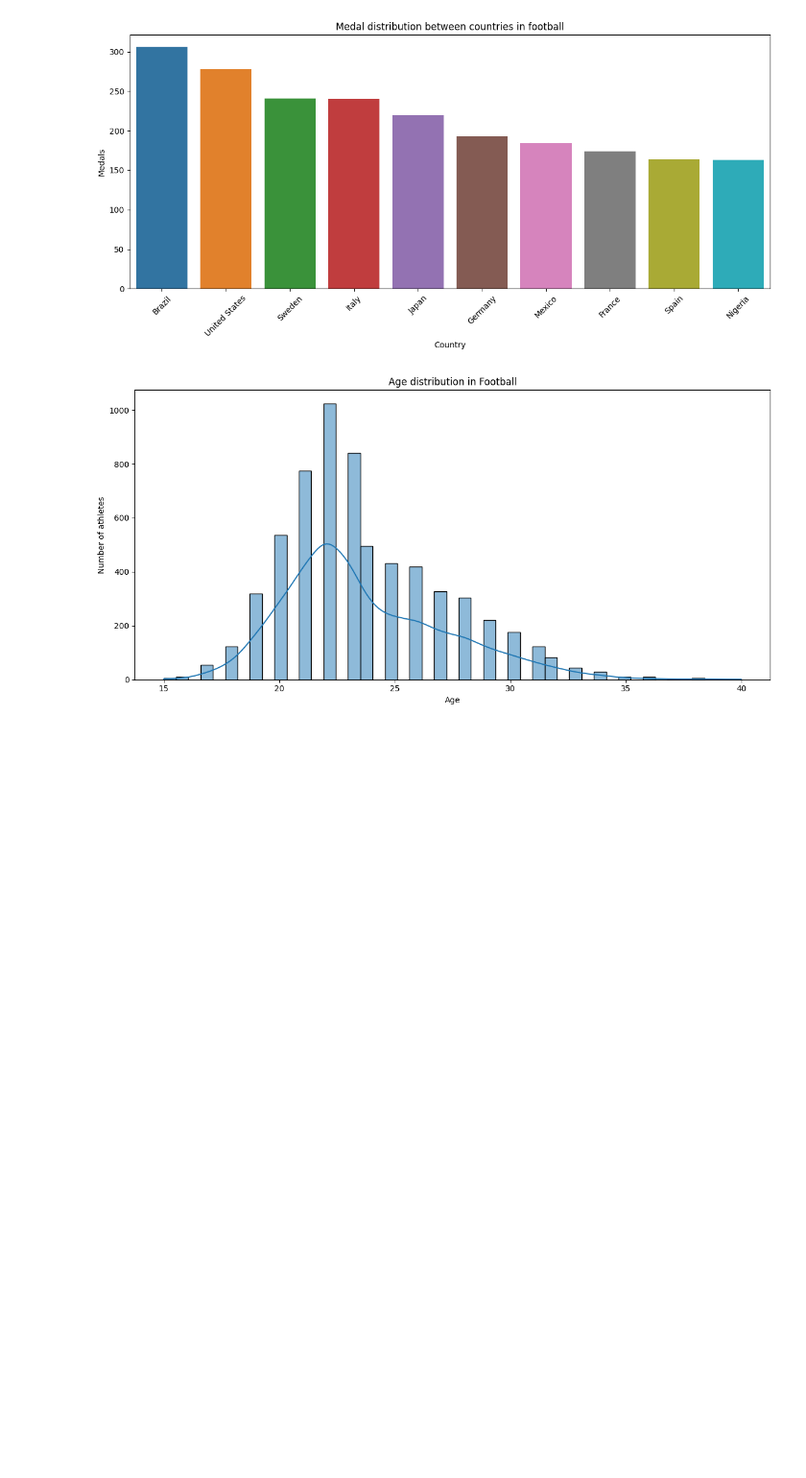
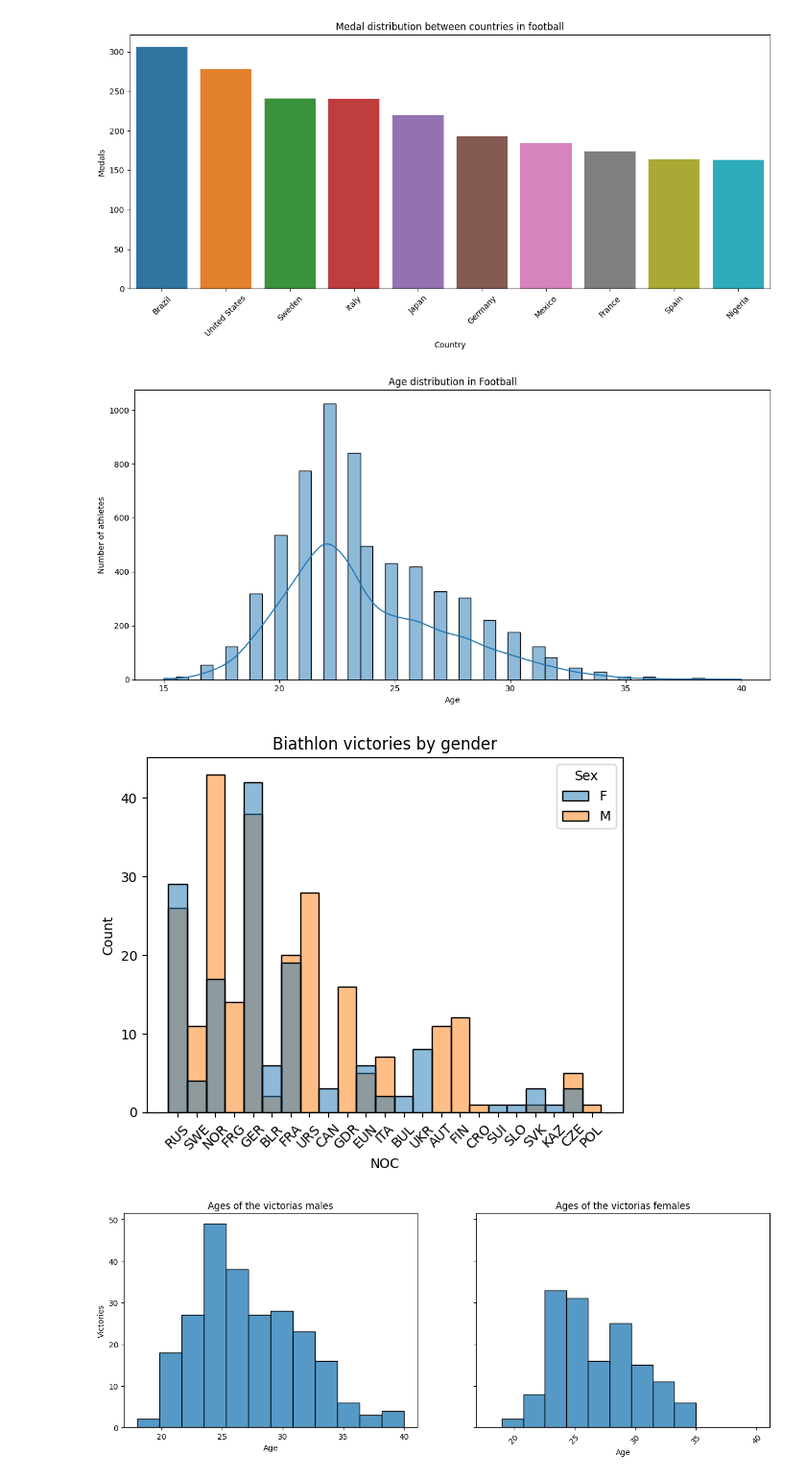
Before and after one commit to SebastianPetersson/Project_OS, a Jupyter notebook: Projekt_OS_Tyskland.ipynb, the cells around one changed output. Shown at 96% size. Drawn from its saved outputs; the diff is of its cells as text; code cells hidden in the pictures; blank space fills up the shorter version.

```diff
--- a/Projekt_OS_Tyskland.ipynb
+++ b/Projekt_OS_Tyskland.ipynb
@@ -164,3 +164,30 @@ plt.tight_layout()
 plt.show()
 # %% [output]
 [figure]
+# %%
+Biat= olympics[olympics['Sport']== 'Biathlon']
+Biat=Biat.dropna()
+M_Biat = Biat[Biat['Sex']== 'M']
+F_Biat = Biat[Biat['Sex']== 'F']
+
+
+sns.histplot(data=Biat, x='NOC', hue='Sex')
+plt.title('Biathlon victories by gender')
+plt.xticks(rotation=45)
+plt.show()
+
+fig, axes= plt.subplots(1,2, figsize=(15,5),sharey=True, sharex=True)
+sns.histplot(data=M_Biat, x= 'Age', ax = axes[0])
+axes[0].set_title('Ages of the victorious males')
+axes[0].set_xlabel('Age')
+axes[0].set_ylabel('Victories')
+plt.xticks(rotation = 45)
+sns.histplot(data=F_Biat, x= 'Age', ax = axes[1])
+axes[1].set_title('Ages of the victorious females')
+axes[1].set_xlabel('Age')
+axes[1].set_ylabel('Victories')
+plt.xticks(rotation = 45)
+plt.show()
+# %% [output]
+[figure, added]
+[figure, added]
```
